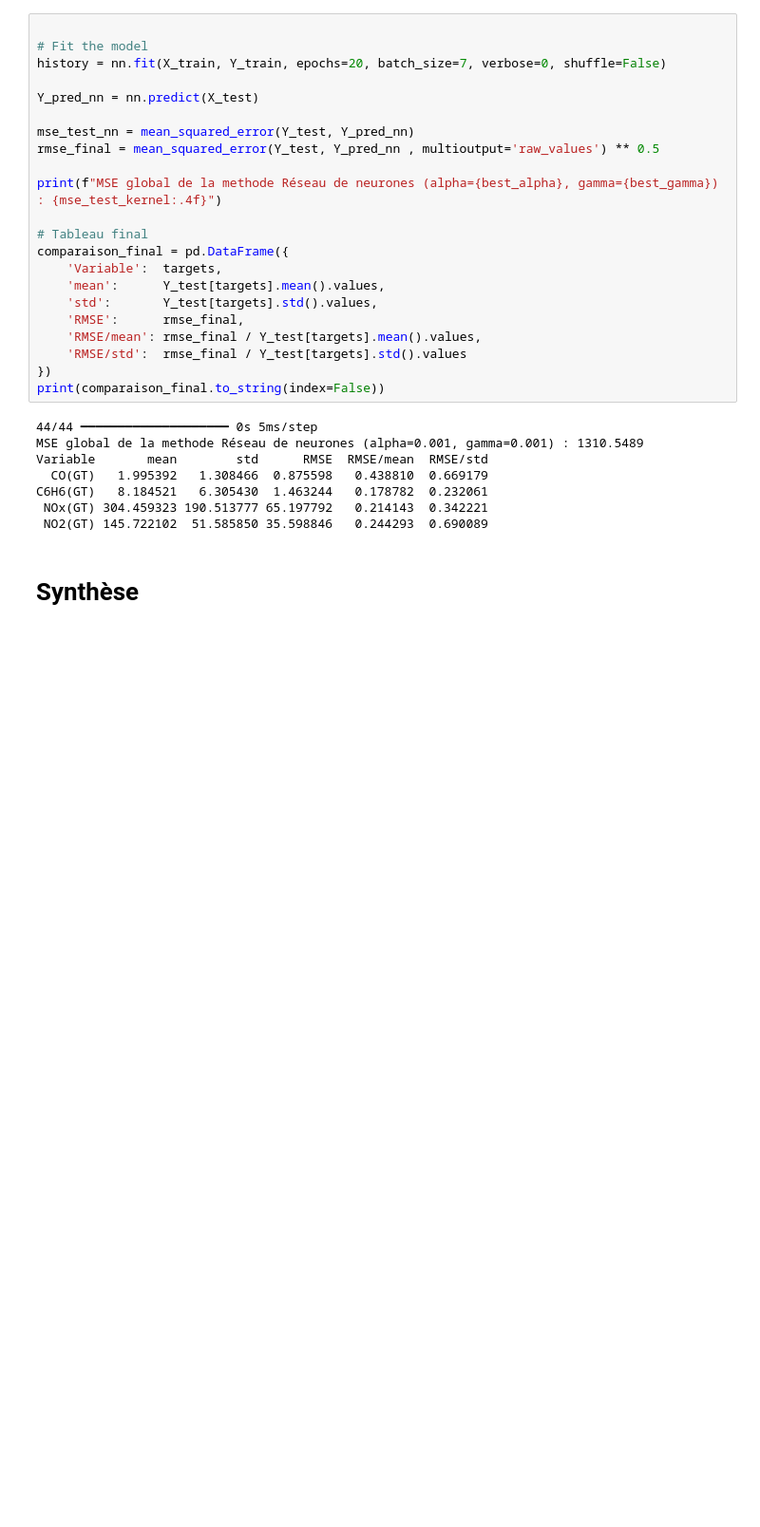
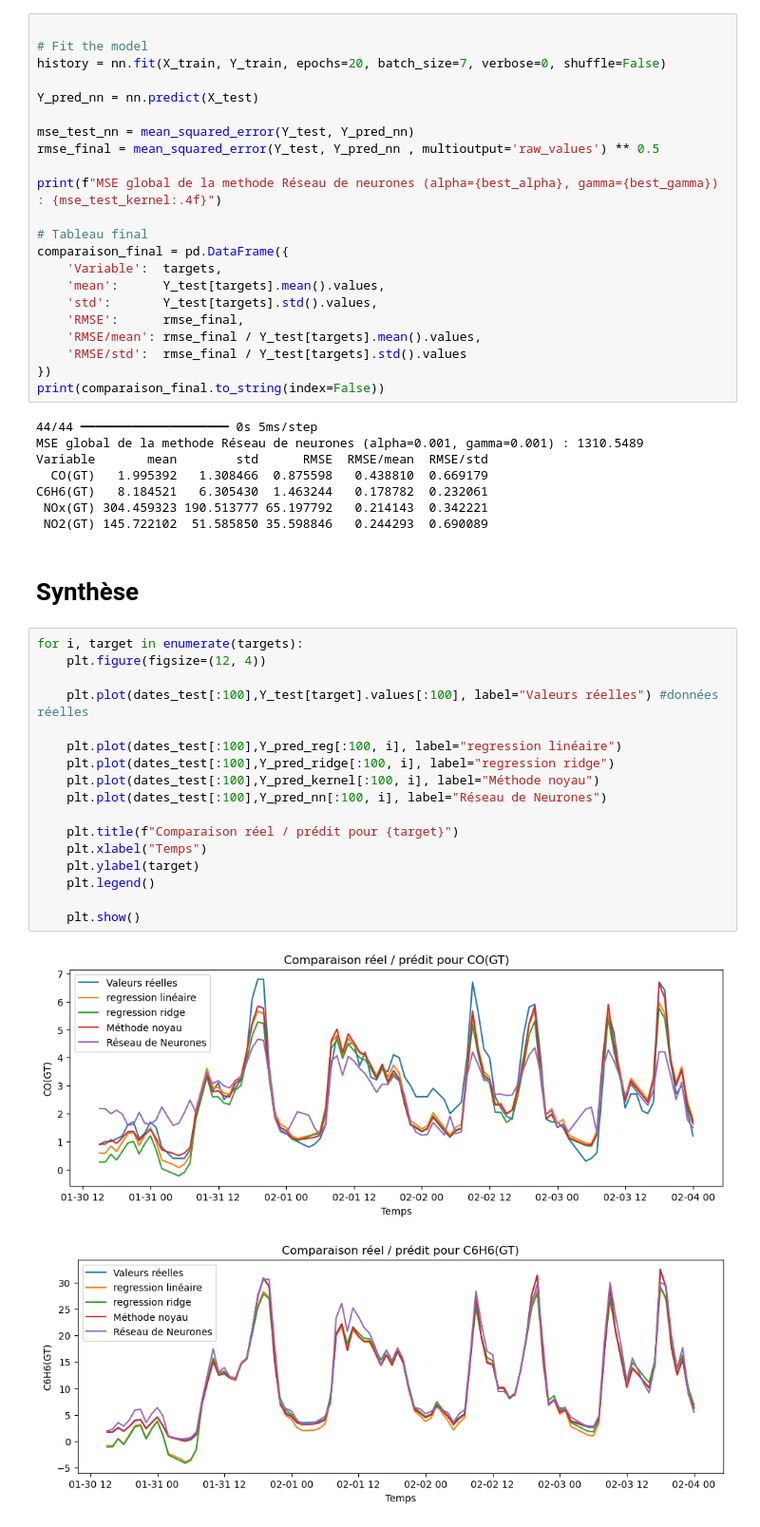
Before and after one commit to NourBouabid/regression_air_quality, a Jupyter notebook: notebook.ipynb, the cells around one changed output. Shown at 95% size. Drawn from its saved outputs; the diff is of its cells as text; blank space fills up the shorter version.

```diff
--- a/notebook.ipynb
+++ b/notebook.ipynb
@@ -709,3 +714,23 @@ C6H6(GT)   8.184521   6.305430  1.463244   0.178782  0.232061
  NO2(GT) 145.722102  51.585850 35.598846   0.244293  0.690089
 # %% [markdown]
 # Synthèse <a id="part7"></a>
+# %%
+for i, target in enumerate(targets):
+    plt.figure(figsize=(12, 4))
+
+    plt.plot(dates_test[:100],Y_test[target].values[:100], label="Valeurs réelles") #données réelles
+
+    plt.plot(dates_test[:100],Y_pred_reg[:100, i], label="regression linéaire")
+    plt.plot(dates_test[:100],Y_pred_ridge[:100, i], label="regression ridge")
+    plt.plot(dates_test[:100],Y_pred_kernel[:100, i], label="Méthode noyau")
+    plt.plot(dates_test[:100],Y_pred_nn[:100, i], label="Réseau de Neurones")
+
+    plt.title(f"Comparaison réel / prédit pour {target}")
+    plt.xlabel("Temps")
+    plt.ylabel(target)
+    plt.legend()
+
+    plt.show()
+# %% [output]
+[figure, added]
+[figure, added]
```
Also changed, not shown: parts of 3 cells of this notebook.
